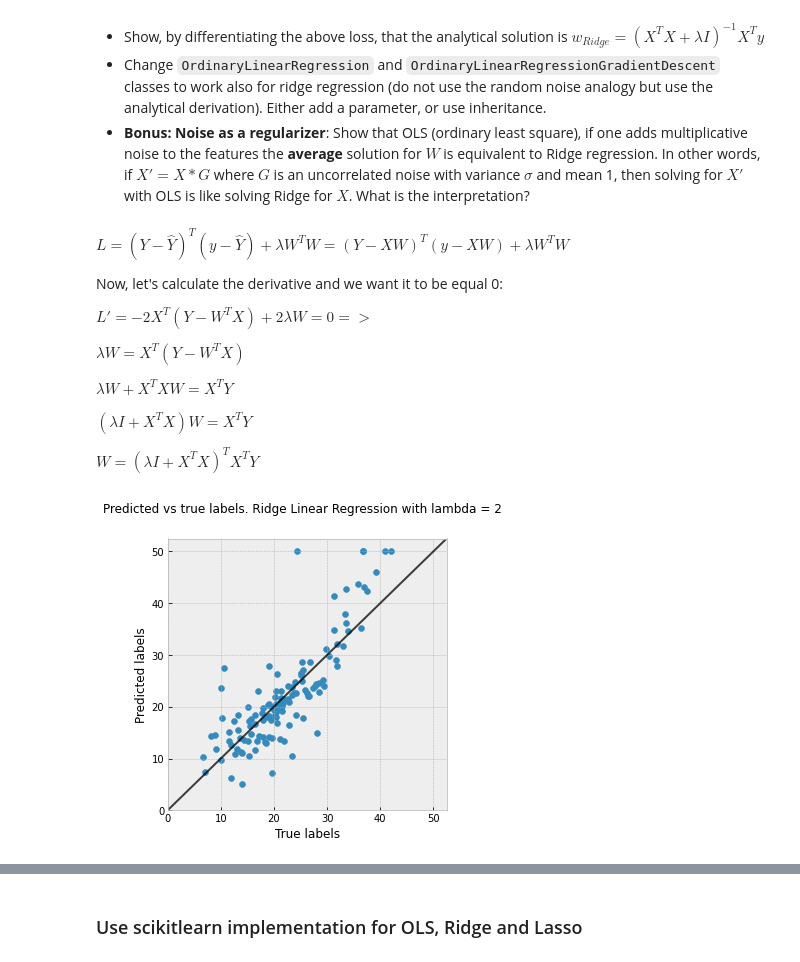
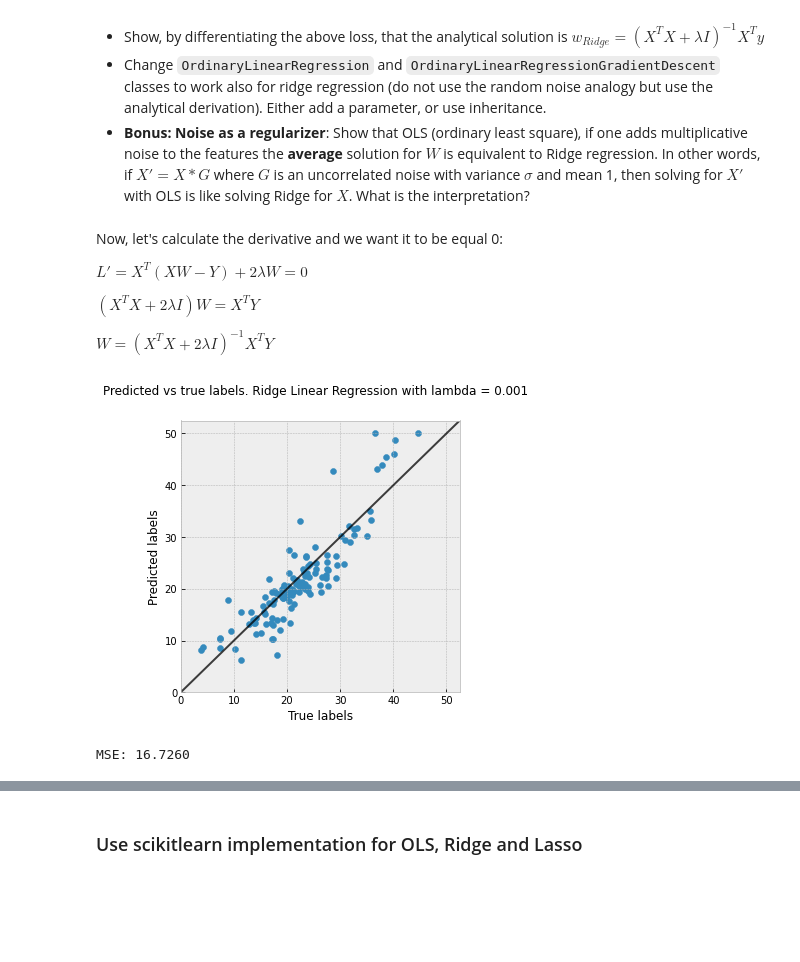
Before and after one commit to tansla/ydata_supervised_hw2, a Jupyter notebook: Regression_&_Regularization_Exercise.ipynb, the cells around one changed output, grey strips where cells are left out. Cells and saved outputs as stored; diff of their text form; code cells hidden in the pictures; blank space fills up the shorter version.

```diff
--- a/Regression_&_Regularization_Exercise.ipynb
+++ b/Regression_&_Regularization_Exercise.ipynb
@@ -345,19 +369,13 @@ where $y^{(i)}$ is the **true** value and $\hat{y}^{(i)}$ is the **predicted** v
 * Change `OrdinaryLinearRegression` and `OrdinaryLinearRegressionGradientDescent` classes to work also for ridge regression (do not use the random noise analogy but use the analytical derivation). Either add a parameter, or use inheritance.
 * **Bonus: Noise as a regularizer**: Show that OLS (ordinary least square), if one adds multiplicative noise to the features the **average** solution for $W$ is equivalent to Ridge regression. In other words, if $X'= X*G$ where $G$ is an uncorrelated noise with variance $\sigma$ and mean 1, then solving for $X'$ with OLS is like solving Ridge for $X$. What is the interpretation?
 # %% [markdown]
-$L=(Y-\hat{Y})^T(y-\hat{Y}) + \lambda W^TW = (Y-XW)^T(y-XW) + \lambda W^TW $
-
 Now, let's calculate the derivative and we want it to be equal 0:
 
-$L'=-2X^T(Y-W^TX) + 2\lambda W = 0=>$
+$L' = X^T(XW-Y) + 2\lambda W = 0$
 
-$\lambda W =  X^T(Y-W^TX) $
+$(X^TX+2\lambda I)W = X^TY$
 
-$ \lambda W + X^TXW =X^TY  $
-
-$ (\lambda I + X^TX)W = X^TY $
-
-$ W = (\lambda I + X^TX)^TX^TY $
+$W = (X^TX+2\lambda I)^{-1}X^TY$
 # %%
 class RidgeLs(Ols):
   def __init__(self, ridge_lambda, *wargs, **kwargs):
@@ -366,16 +384,18 @@ class RidgeLs(Ols):
 
   def _fit(self, X, Y):
     #Closed form of ridge regression
-    part1 = np.linalg.inv(np.matmul(X.T,X) + self.ridge_lambda * np.identity(X.shape[1]))
-    self.w = np.matmul(np.matmul(part1,X.T),Y)
+    inverse_brackets = np.linalg.inv(np.matmul(X.T,X) + self.ridge_lambda * np.identity(X.shape[1]))
+    self.w = np.matmul(np.matmul(inverse_brackets,X.T),Y)
 # %%
 
-ridge_lambda = 2
+ridge_lambda = 0.001
 X_train, X_test, y_train, y_test = train_test_split(X, y, test_size=0.25)
 my_ols = RidgeLs(ridge_lambda)
 my_ols.fit(X_train,y_train)
 y_pred = my_ols.predict(X_test)
 label = f'Predicted vs true labels. Ridge Linear Regression with lambda = {ridge_lambda}'
 plot_scatter(y_pred, y_test,label)
+print(f'MSE: {my_ols.score(y_pred,y_test):.4f}')
 # %% [output]
-[figure, old version]
+[figure, new version]
+MSE: 16.7260
```
Also changed, not shown: parts of 13 cells of this notebook.
